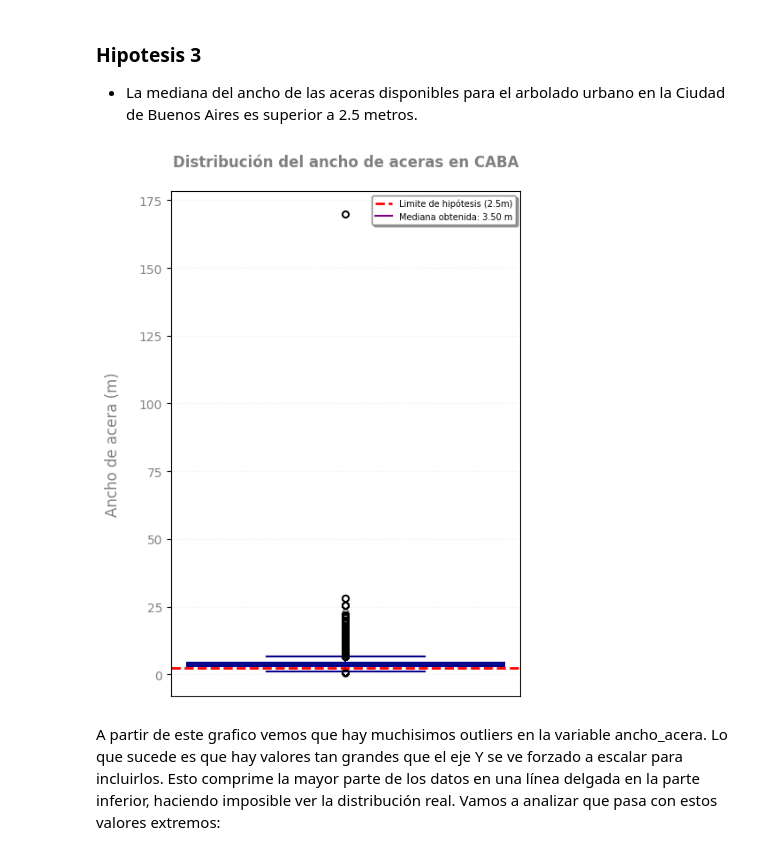
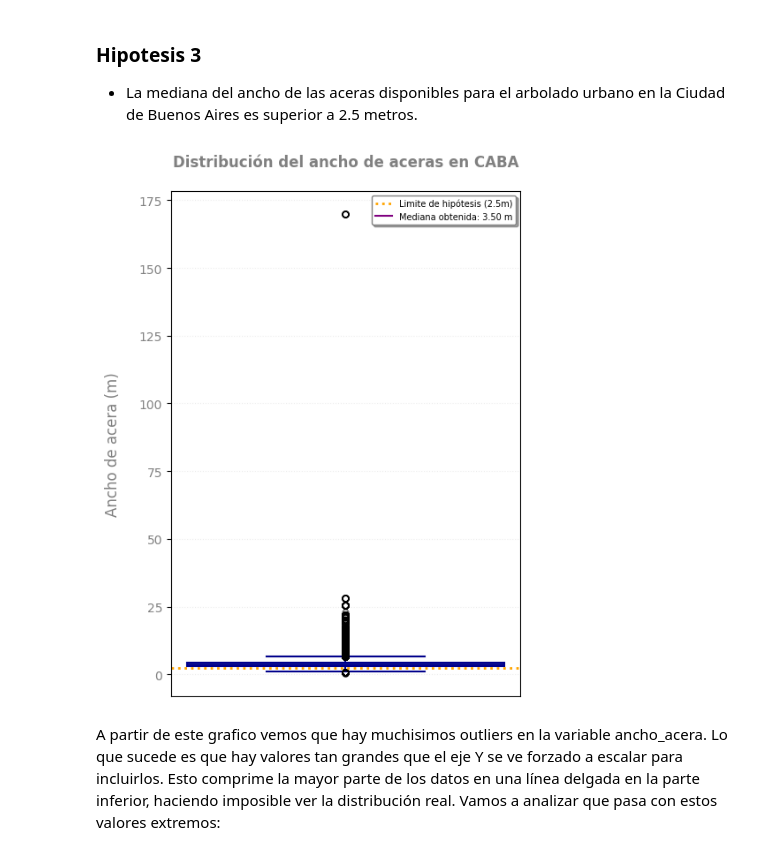
Before and after one commit to valentinabulat/TPFundamentos, a Jupyter notebook: Grupo10-TpeFundamentos.ipynb, the cells around one changed output. Saved outputs shown, nothing was run; the diff lists cells and outputs as text; code cells hidden in the pictures.

```diff
--- a/Grupo10-TpeFundamentos.ipynb
+++ b/Grupo10-TpeFundamentos.ipynb
@@ -364,61 +429,40 @@ datasetH3["hipotesis_menor_2_5"] = datasetH3["ancho_acera"] < 2.5
 cantidad = datasetH3["hipotesis_menor_2_5"].sum()
 
 # Calcular la mediana
 mediana = datasetH3["ancho_acera"].median()
 
-#Realizamos el Box Plot
-#Configuración del gráfico
 plt.figure(figsize=(5, 7))
 
 ax = sns.boxplot(y=datasetH3['ancho_acera'],
                  width=0.4,
                  color='lightblue',
                  medianprops={'color': 'darkblue', 'linewidth': 2}, # Mediana en azul oscuro y mas gruesa
                  boxprops={'edgecolor': 'darkblue', 'linewidth': 1.5}, # Borde de la caja
                  whiskerprops={'color': 'darkblue', 'linewidth': 1.5}, # Bigotes
                  capprops={'color': 'darkblue', 'linewidth': 1.5}, # Tapas de los bigotes
                  flierprops={'marker': 'o', 'markerfacecolor': 'None', 'markeredgecolor': 'black', 'markersize': 5, 'alpha': 0.6} # Outliers
                 )
 
 #Añadir la línea de la Hipótesis (2.5m)
-plt.axhline(y=2.5,
-            color='red',
-            linestyle='--',
-            linewidth=2,
-            label="Limite de hipótesis (2.5m)") # Label 1 para la leyenda
+plt.axhline(y=2.5, color='orange', linestyle=':', linewidth=2, label="Limite de hipótesis (2.5m)") # Label 1 para la leyenda
 
-# --- 4. Añadir la Mediana a la LEYENDA (¡Nuevo método!) ---
-# Creamos un plot vacío (invisible) solo para tener su etiqueta en la leyenda.
-# Usamos ' ' como estilo para que no dibuje nada.
-# Ya NO usamos plt.text()
+#Añadir la Mediana a la LEYENDA
 plt.plot([], [], 'purple', label=f'Mediana obtenida: {mediana:.2f} m') # Label 2 para la leyenda
 
-# --- 5. Títulos y etiquetas mejorados ---
-ax.set_title("Distribución del ancho de aceras en CABA",
-             fontsize=12,
-             fontweight='bold',
-             color='gray',
-             pad=20) # Espaciado del título
+ax.set_title("Distribución del ancho de aceras en CABA", fontsize=12, fontweight='bold', color='gray', pad=20) # Espaciado del título
+ax.set_ylabel("Ancho de acera (m)", fontsize=12, color='gray',labelpad=15) # Espaciado de la etiqueta Y
 
-ax.set_ylabel("Ancho de acera (m)",
-              fontsize=12,
-              color='gray',
-              labelpad=15) # Espaciado de la etiqueta Y
-
-# --- 6. Añadir Leyenda ---
-# Ahora la leyenda mostrará AMBOS labels que definimos
+# la leyenda mostrará AMBOS labels que definimos
 plt.legend(fontsize=7, loc='upper right', frameon=True, edgecolor='gray', shadow=True)
 
-# --- 7. Mejoras de la grilla y ticks ---
 plt.grid(True, linestyle=':', alpha=0.4, color='lightgray') # Grilla más sutil
 plt.yticks(fontsize=10, color='gray') # Estilo de los números del eje Y
 plt.xticks([]) # Oculta los ticks del eje X
 
-# --- 8. Mostrar el gráfico ---
-plt.tight_layout(rect=[0, 0.03, 1, 0.95]) # Ajusta el layout para que el título no se corte
+plt.tight_layout(rect=[0, 0.03, 1, 0.95])
 plt.show()
 # %% [output]
-[figure, old version]
+[figure, new version]
 # %% [markdown]
 A partir de este grafico vemos que hay muchisimos outliers en la variable ancho_acera. Lo que sucede es que hay valores tan grandes que el eje Y se ve forzado a escalar para incluirlos. Esto comprime la mayor parte de los datos en una línea delgada en la parte inferior, haciendo imposible ver la distribución real. Vamos a analizar que pasa con estos valores extremos:
 # %%
```
Also changed, not shown: parts of 23 cells of this notebook.
